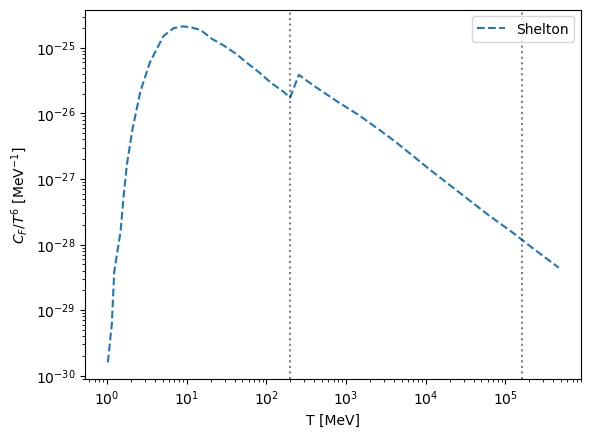
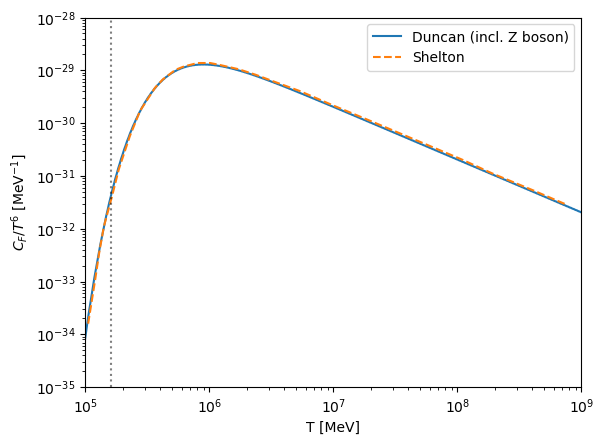
Code edit (unified diff) that turned the first committed figure into the second:
--- before
+++ after
@@ -4,5 +4,5 @@
 
 # plt.plot(T_plot, (res_em + res_qcd), label='Duncan')
-# plt.plot(T_plot, (res_em_Z + res_qcd_Z)+res_nu_Z, label='Duncan (incl. Z boson)')
+plt.plot(T_plot, (res_em_Z + res_qcd_Z)+res_nu_Z, label='Duncan (incl. Z boson)')
 # plt.plot(T_plot, res_nu_Z, label='Duncan (nuetrinos)')
 # plt.plot(T_plot, (res_em + res_qcd) + res_pi, label='Duncan (pions)')
@@ -11,4 +11,7 @@
 plt.yscale('log')
 plt.xscale('log')
+
+plt.ylim(1e-35, 1e-28)
+plt.xlim(1e5, 1e9)
 
 plt.xlabel('T [MeV]')

Commit: adjusted initial conditions